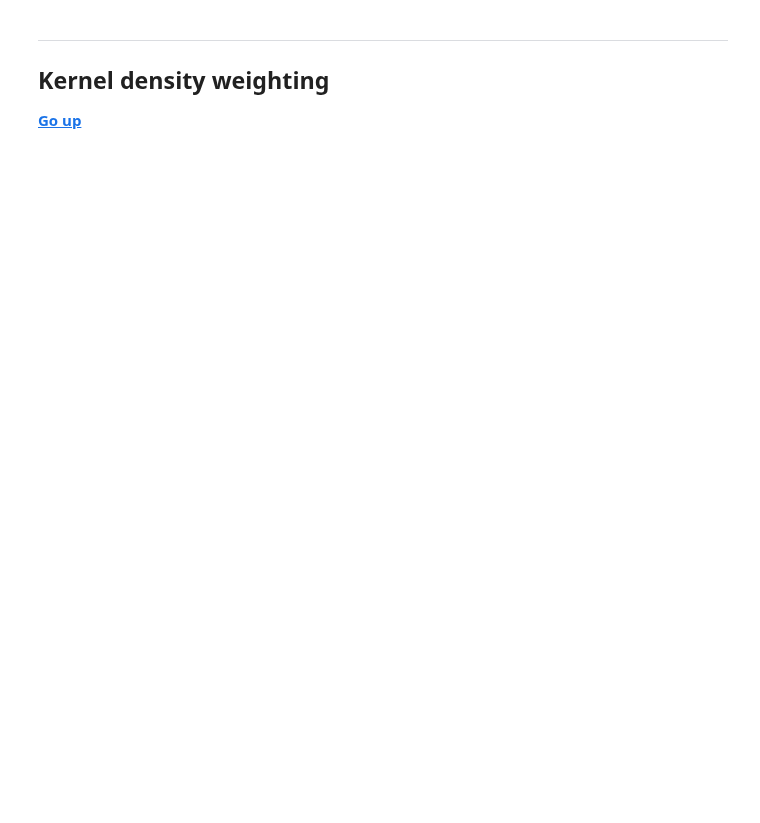
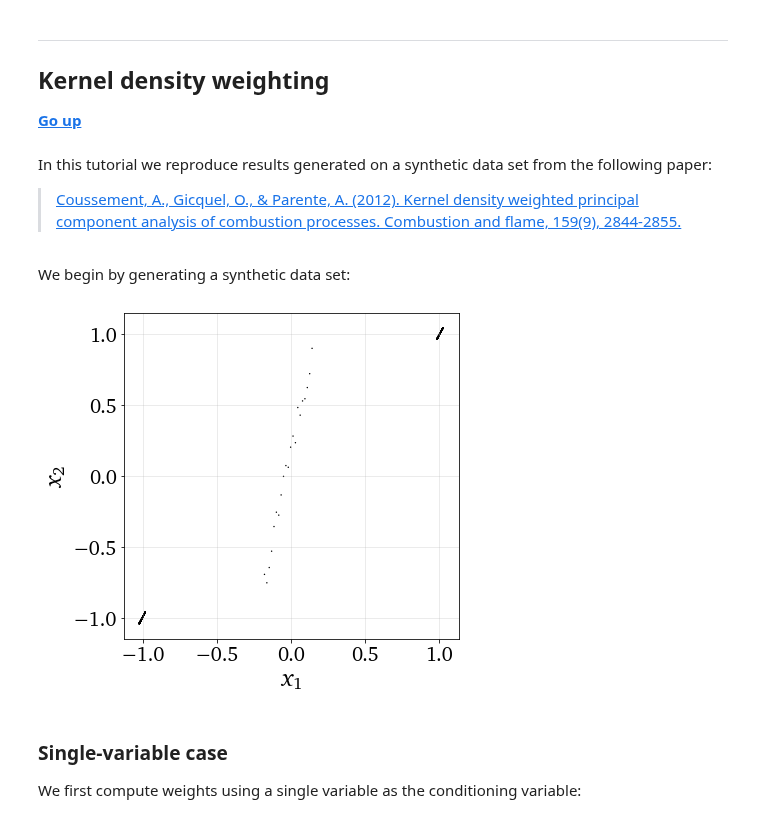
Before and after one commit to kamilazdybal/PCAfold, a Jupyter notebook: docs/tutorials/demo-data-manipulation.ipynb, the cells around one changed output. Drawn from its saved outputs; the diff is of its cells as text; code cells hidden in the pictures; blank space fills up the shorter version.

Commit message:
Added kernel density weighting functionality in the preprocess module

```diff
--- a/docs/tutorials/demo-data-manipulation.ipynb
+++ b/docs/tutorials/demo-data-manipulation.ipynb
@@ -120,3 +186,45 @@ plt = preprocess.plot_2d_clustering(x, y, idx_new, x_label='$x$', y_label='$y$',
 ## Kernel density weighting
 
 [**Go up**](#header)
+# %% [markdown]
+In this tutorial we reproduce results generated on a synthetic data set from the following paper:
+
+> [Coussement, A., Gicquel, O., & Parente, A. (2012). Kernel density weighted principal component analysis of combustion processes. Combustion and flame, 159(9), 2844-2855.](https://www.sciencedirect.com/science/article/abs/pii/S001021801200123X)
+# %% [markdown]
+We begin by generating a synthetic data set:
+# %%
+n_observations = 2021
+x1 = np.zeros((n_observations,1))
+x2 = np.zeros((n_observations,1))
+idx = np.zeros((n_observations,1))
+
+for i in range(0,n_observations):
+
+    R = random.random()
+
+    if i <= 999:
+
+        x1[i] = -1 + 20*R
+        x2[i] = 5*x1[i] + 100*R
+
+    if i >= 1000 and i <= 1020:
+
+        x1[i] = 420 + 8*(i+1 - 1001)
+        x2[i] = 5000/200 * (x1[i] - 400) + 500*R
+
+    if i >= 1021 and i <= 2020:
+
+        x1[i] = 1000 + 20*R
+        x2[i] = 5*x1[i] + 100*R
+
+X = np.hstack((x1, x2))
+# %%
+(X_cs, C, D) = preprocess.center_scale(X, 'auto')
+# %%
+plt = reduction.plot_2d_manifold(X_cs, x_label='$x_1$', y_label='$x_2$')
+# %% [output]
+[figure, added]
+# %% [markdown]
+### Single-variable case
+
+We first compute weights using a single variable as the conditioning variable:
```
Also changed, not shown: parts of 36 cells of this notebook, 4 other files.
